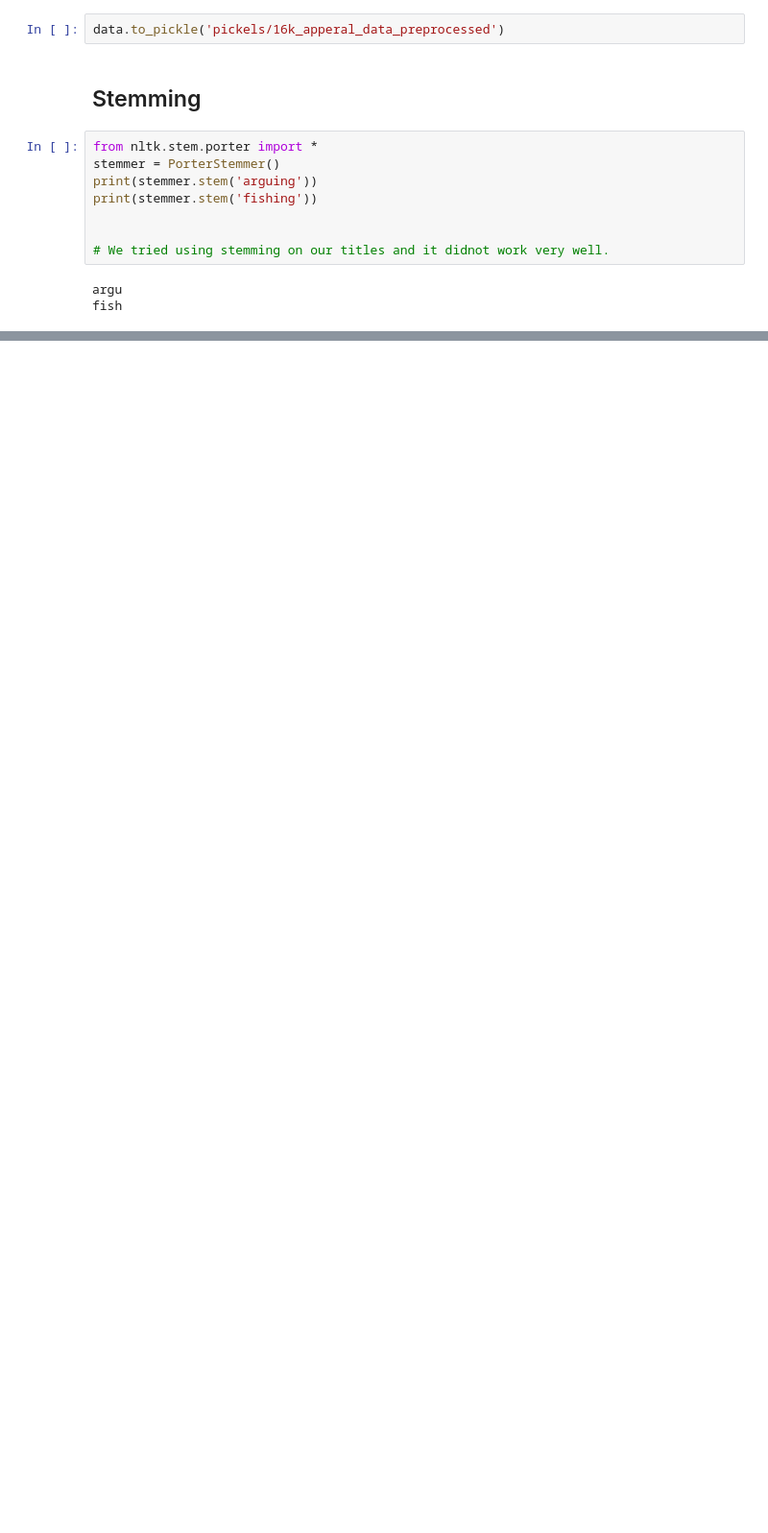
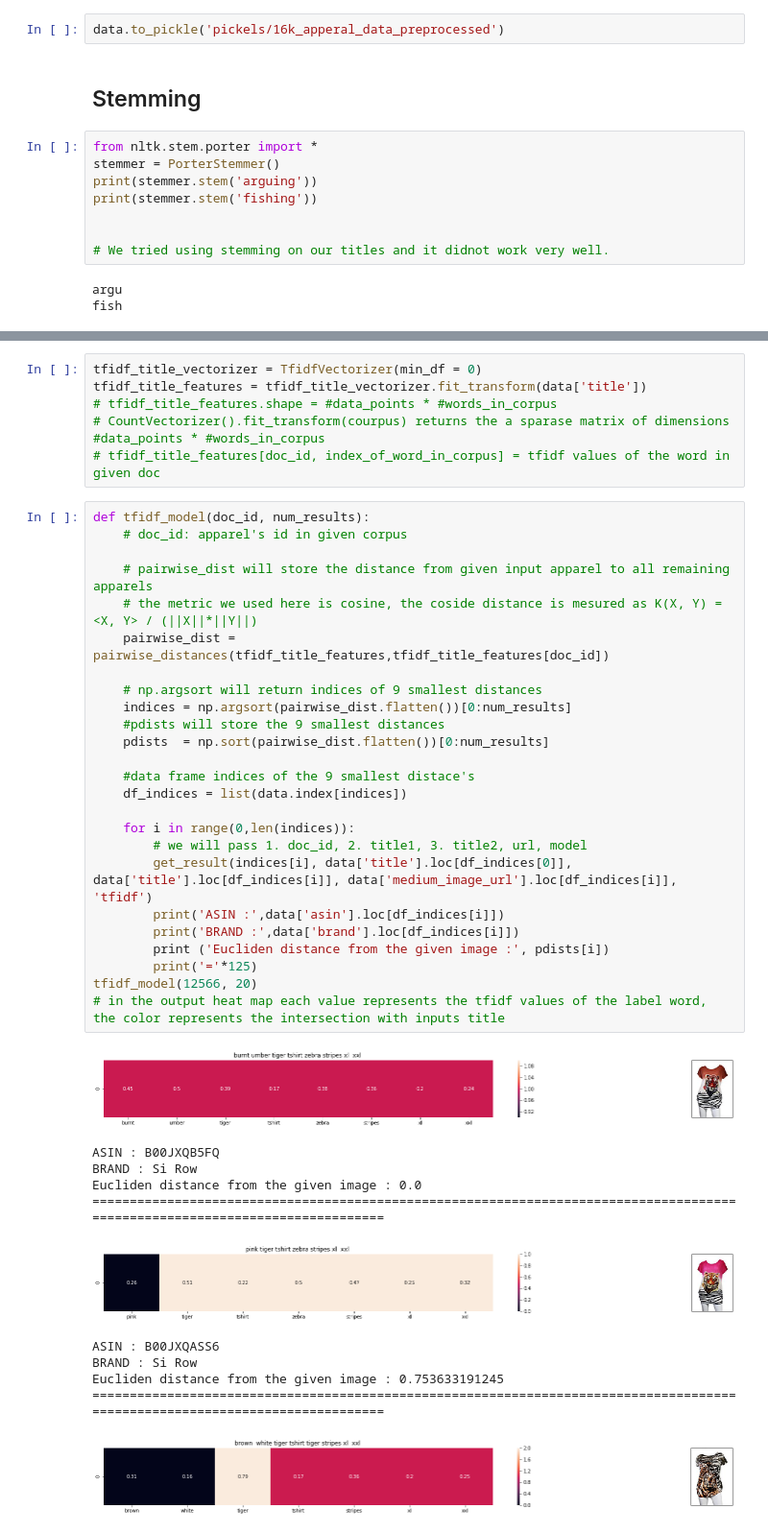
Before and after one commit to elhaidi/Amazon-Apperal-Recommendations, a Jupyter notebook: Apparel Recommendations notebook.ipynb, the cells around one changed output, grey strips where cells are left out. Shown at 96% size. Drawn from its saved outputs; the diff is of its cells as text; blank space fills up the shorter version.

```diff
--- a/Apparel Recommendations notebook.ipynb
+++ b/Apparel Recommendations notebook.ipynb
@@ -570,0 +786,43 @@ fish
+# %%
+tfidf_title_vectorizer = TfidfVectorizer(min_df = 0)
+tfidf_title_features = tfidf_title_vectorizer.fit_transform(data['title'])
+# tfidf_title_features.shape = #data_points * #words_in_corpus
+# CountVectorizer().fit_transform(courpus) returns the a sparase matrix of dimensions #data_points * #words_in_corpus
+# tfidf_title_features[doc_id, index_of_word_in_corpus] = tfidf values of the word in given doc
+# %%
+def tfidf_model(doc_id, num_results):
+    # doc_id: apparel's id in given corpus
+
+    # pairwise_dist will store the distance from given input apparel to all remaining apparels
+    # the metric we used here is cosine, the coside distance is mesured as K(X, Y) = <X, Y> / (||X||*||Y||)
+    pairwise_dist = pairwise_distances(tfidf_title_features,tfidf_title_features[doc_id])
+
+    # np.argsort will return indices of 9 smallest distances
+    indices = np.argsort(pairwise_dist.flatten())[0:num_results]
+    #pdists will store the 9 smallest distances
+    pdists  = np.sort(pairwise_dist.flatten())[0:num_results]
+
+    #data frame indices of the 9 smallest distace's
+    df_indices = list(data.index[indices])
+
+    for i in range(0,len(indices)):
+        # we will pass 1. doc_id, 2. title1, 3. title2, url, model
+        get_result(indices[i], data['title'].loc[df_indices[0]], data['title'].loc[df_indices[i]], data['medium_image_url'].loc[df_indices[i]], 'tfidf')
+        print('ASIN :',data['asin'].loc[df_indices[i]])
+        print('BRAND :',data['brand'].loc[df_indices[i]])
+        print ('Eucliden distance from the given image :', pdists[i])
+        print('='*125)
+tfidf_model(12566, 20)
+# in the output heat map each value represents the tfidf values of the label word, the color represents the intersection with inputs title
+# %% [output]
+[figure, added]
+ASIN : B00JXQB5FQ
+BRAND : Si Row
+Eucliden distance from the given image : 0.0
+=============================================================================================================================
+[figure, added]
+ASIN : B00JXQASS6
+BRAND : Si Row
+Eucliden distance from the given image : 0.753633191245
+=============================================================================================================================
+[figure, added]
```
Also changed, not shown: parts of 13 cells of this notebook.
